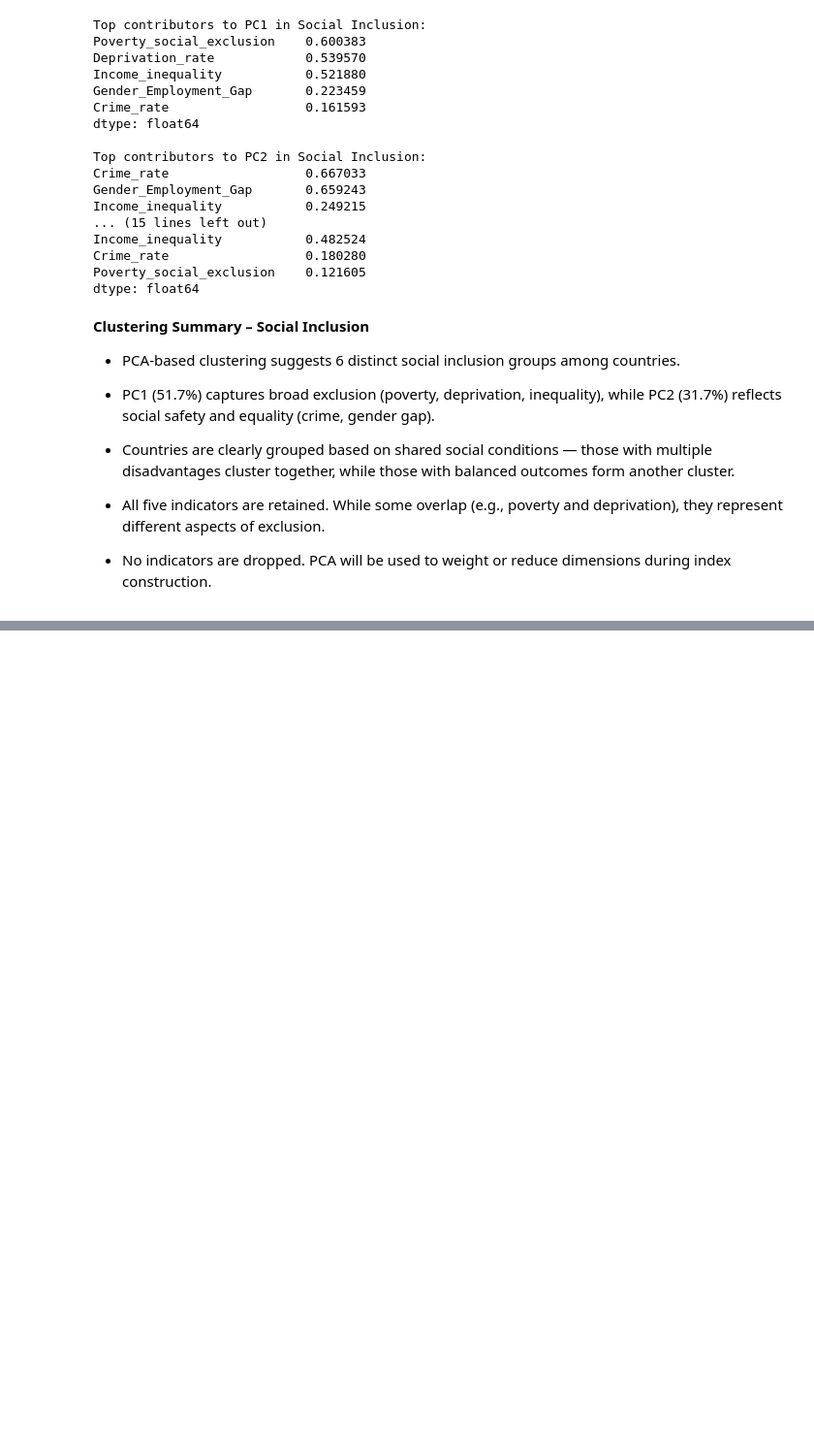
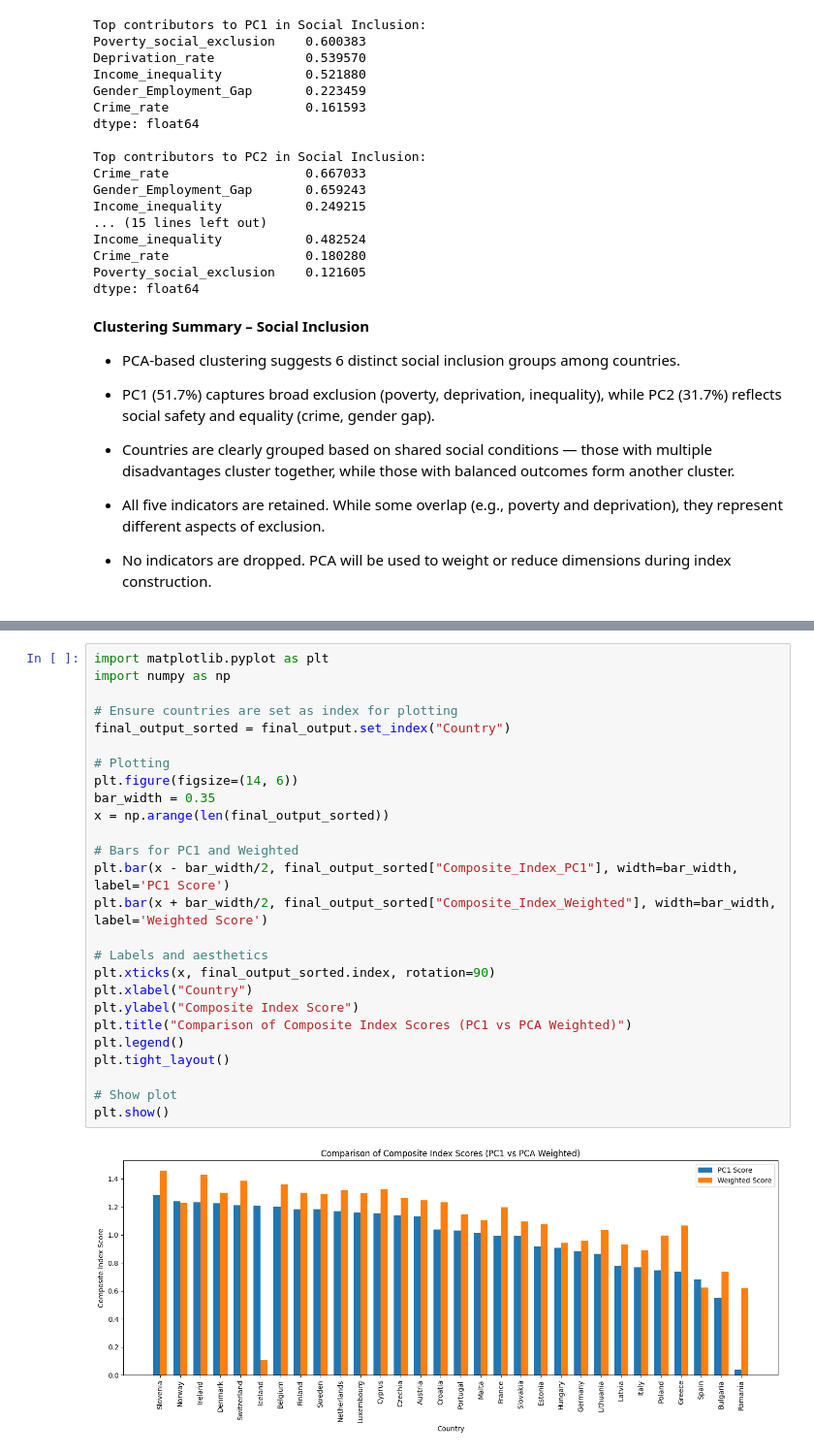
Before and after one commit to RaveenaRathnam/Composite_Index_DAV, a Jupyter notebook: index.ipynb, the cells around one changed output, grey strips where cells are left out. Shown at 97% size. Saved outputs shown, nothing was run; the diff lists cells and outputs as text; blank space fills up the shorter version.

```diff
--- a/index.ipynb
+++ b/index.ipynb
@@ -1574,0 +1653,28 @@ dtype: float64
+# %%
+import matplotlib.pyplot as plt
+import numpy as np
+
+# Ensure countries are set as index for plotting
+final_output_sorted = final_output.set_index("Country")
+
+# Plotting
+plt.figure(figsize=(14, 6))
+bar_width = 0.35
+x = np.arange(len(final_output_sorted))
+
+# Bars for PC1 and Weighted
+plt.bar(x - bar_width/2, final_output_sorted["Composite_Index_PC1"], width=bar_width, label='PC1 Score')
+plt.bar(x + bar_width/2, final_output_sorted["Composite_Index_Weighted"], width=bar_width, label='Weighted Score')
+
+# Labels and aesthetics
+plt.xticks(x, final_output_sorted.index, rotation=90)
+plt.xlabel("Country")
+plt.ylabel("Composite Index Score")
+plt.title("Comparison of Composite Index Scores (PC1 vs PCA Weighted)")
+plt.legend()
+plt.tight_layout()
+
+# Show plot
+plt.show()
+# %% [output]
+[figure, added]
```
Also changed, not shown: parts of 13 cells of this notebook.
